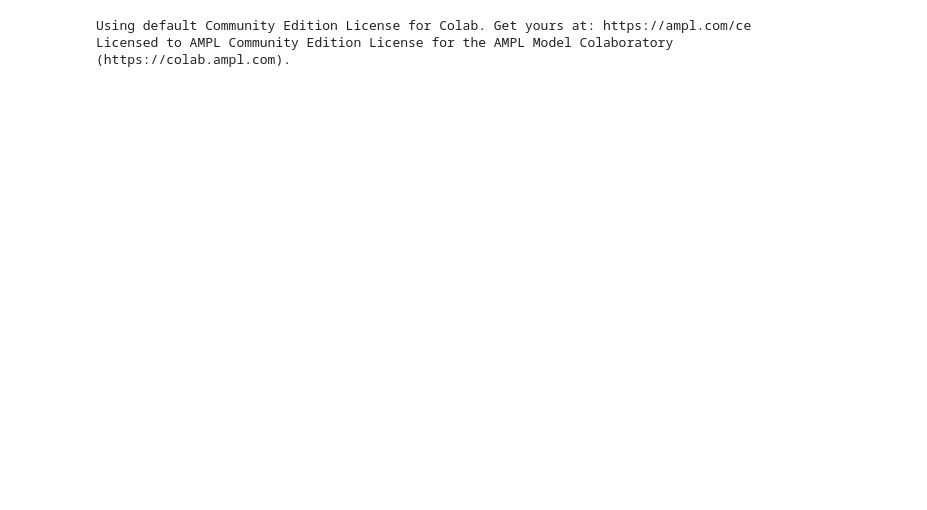
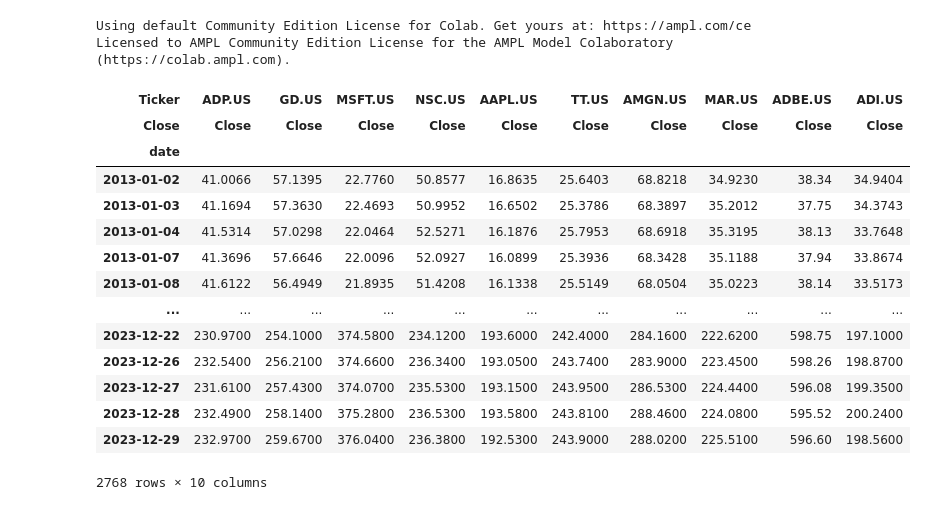
Before and after one commit to shankrith/portfolio-optimization, a Jupyter notebook: kelly-multiple-assets.ipynb, the cells around one changed output. Drawn from its saved outputs; the diff is of its cells as text; code cells hidden in the pictures; blank space fills up the shorter version.

```diff
--- a/kelly-multiple-assets.ipynb
+++ b/kelly-multiple-assets.ipynb
@@ -41,3 +59,21 @@ sample = df.loc["2013":,:].sample(20, axis=1)
+# %%
+sample
+# %% [output]
+| Ticker | ADP.US | GD.US | MSFT.US | NSC.US | AAPL.US | TT.US | AMGN.US | MAR.US | ADBE.US | ADI.US |
+| Close | Close | Close | Close | Close | Close | Close | Close | Close | Close | Close |
+| date |  |  |  |  |  |  |  |  |  |  |
+| 2013-01-02 | 41.0066 | 57.1395 | 22.7760 | 50.8577 | 16.8635 | 25.6403 | 68.8218 | 34.9230 | 38.34 | 34.9404 |
+| 2013-01-03 | 41.1694 | 57.3630 | 22.4693 | 50.9952 | 16.6502 | 25.3786 | 68.3897 | 35.2012 | 37.75 | 34.3743 |
+| 2013-01-04 | 41.5314 | 57.0298 | 22.0464 | 52.5271 | 16.1876 | 25.7953 | 68.6918 | 35.3195 | 38.13 | 33.7648 |
+| 2013-01-07 | 41.3696 | 57.6646 | 22.0096 | 52.0927 | 16.0899 | 25.3936 | 68.3428 | 35.1188 | 37.94 | 33.8674 |
+| 2013-01-08 | 41.6122 | 56.4949 | 21.8935 | 51.4208 | 16.1338 | 25.5149 | 68.0504 | 35.0223 | 38.14 | 33.5173 |
+| ... | ... | ... | ... | ... | ... | ... | ... | ... | ... | ... |
+| 2023-12-22 | 230.9700 | 254.1000 | 374.5800 | 234.1200 | 193.6000 | 242.4000 | 284.1600 | 222.6200 | 598.75 | 197.1000 |
+| 2023-12-26 | 232.5400 | 256.2100 | 374.6600 | 236.3400 | 193.0500 | 243.7400 | 283.9000 | 223.4500 | 598.26 | 198.8700 |
+| 2023-12-27 | 231.6100 | 257.4300 | 374.0700 | 235.5300 | 193.1500 | 243.9500 | 286.5300 | 224.4400 | 596.08 | 199.3500 |
+| 2023-12-28 | 232.4900 | 258.1400 | 375.2800 | 236.5300 | 193.5800 | 243.8100 | 288.4600 | 224.0800 | 595.52 | 200.2400 |
+| 2023-12-29 | 232.9700 | 259.6700 | 376.0400 | 236.3800 | 192.5300 | 243.9000 | 288.0200 | 225.5100 | 596.60 | 198.5600 |
+2768 rows × 10 columns
 # %%
 %%ampl_eval
 
```
Also changed, not shown: parts of 5 cells of this notebook.
